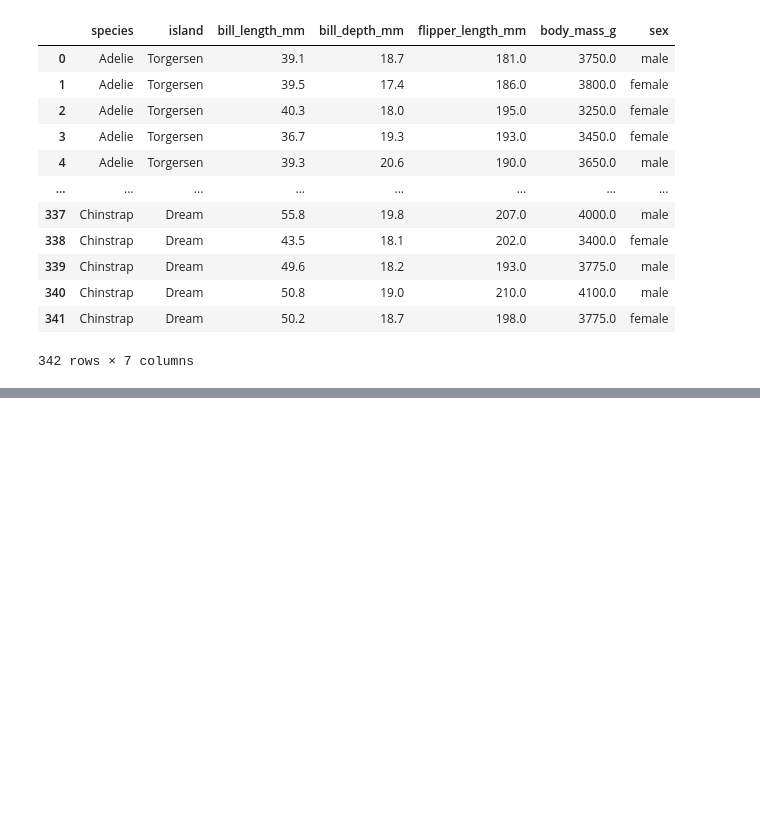
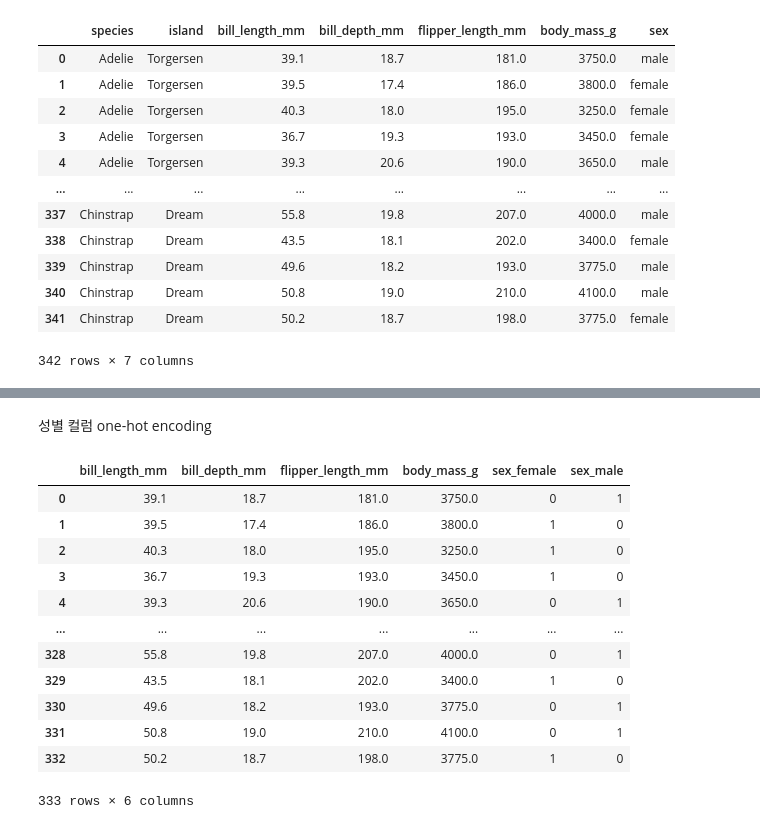
Before and after one commit to JINSUKO/Machin-Leaning-course-Practices, a Jupyter notebook: practice_penguins_data.ipynb, the cells around one changed output, grey strips where cells are left out. Cells and saved outputs as stored; diff of their text form; code cells hidden in the pictures; blank space fills up the shorter version.

```diff
--- a/practice_penguins_data.ipynb
+++ b/practice_penguins_data.ipynb
@@ -143 +143,28 @@ df_drop_species
 333 rows × 6 columns
+# %% [markdown]
+성별 컬럼 one-hot encoding
+# %%
+y_species = df_drop_island['species']
+df_species_data = df_drop_island.drop(axis=1, columns=['species'])
+df_species_data = pd.get_dummies(df_species_data, dtype='int64')
+df_species_data
+
+
+y_island = df_drop_species['island']
+df_island_data = df_drop_species.drop(axis=1, columns=['island'])
+df_island_data = pd.get_dummies(df_island_data, dtype='int64')
+df_island_data
+# %% [output]
+|  | bill_length_mm | bill_depth_mm | flipper_length_mm | body_mass_g | sex_female | sex_male |
+| 0 | 39.1 | 18.7 | 181.0 | 3750.0 | 0 | 1 |
+| 1 | 39.5 | 17.4 | 186.0 | 3800.0 | 1 | 0 |
+| 2 | 40.3 | 18.0 | 195.0 | 3250.0 | 1 | 0 |
+| 3 | 36.7 | 19.3 | 193.0 | 3450.0 | 1 | 0 |
+| 4 | 39.3 | 20.6 | 190.0 | 3650.0 | 0 | 1 |
+| ... | ... | ... | ... | ... | ... | ... |
+| 328 | 55.8 | 19.8 | 207.0 | 4000.0 | 0 | 1 |
+| 329 | 43.5 | 18.1 | 202.0 | 3400.0 | 1 | 0 |
+| 330 | 49.6 | 18.2 | 193.0 | 3775.0 | 0 | 1 |
+| 331 | 50.8 | 19.0 | 210.0 | 4100.0 | 0 | 1 |
+| 332 | 50.2 | 18.7 | 198.0 | 3775.0 | 1 | 0 |
+333 rows × 6 columns
```
Also changed, not shown: parts of 10 cells of this notebook.
